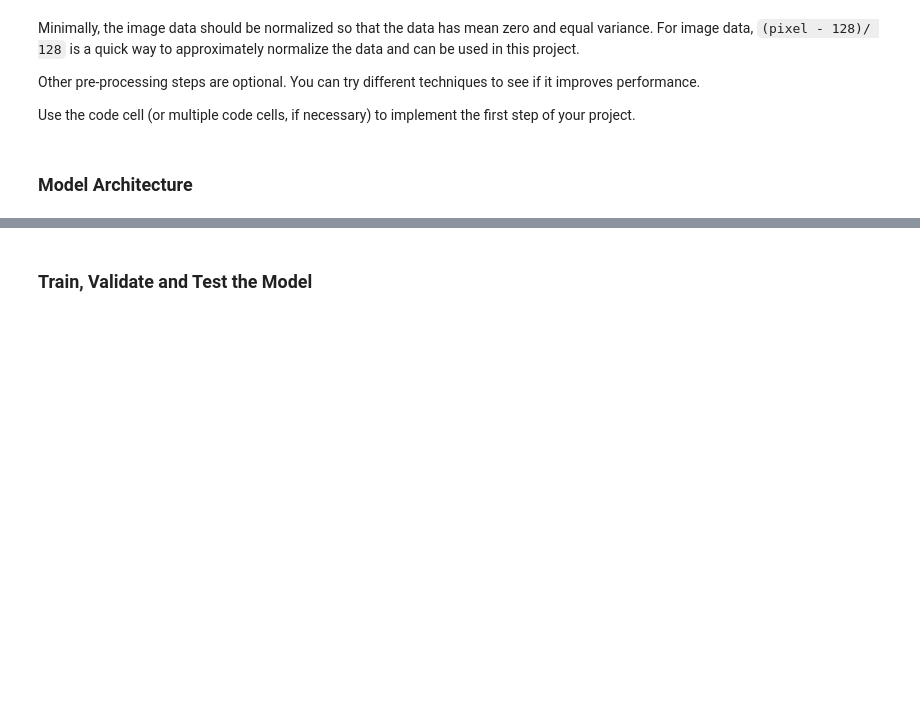
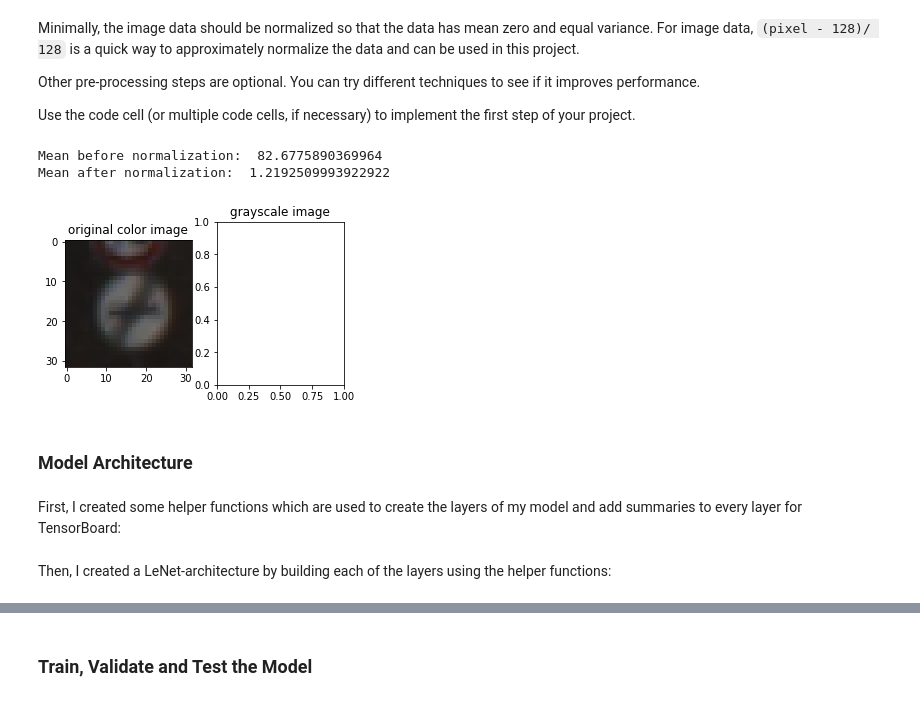
Before and after one commit to Pyrax/CarND-Traffic-Sign-Classifier-Project, a Jupyter notebook: Traffic_Sign_Classifier.ipynb, the cells around one changed output, grey strips where cells are left out. Cells and saved outputs as stored; diff of their text form; code cells hidden in the pictures; blank space fills up the shorter version.

```diff
--- a/Traffic_Sign_Classifier.ipynb
+++ b/Traffic_Sign_Classifier.ipynb
@@ -132,22 +166,44 @@ Use the code cell (or multiple code cells, if necessary) to implement the first
 # %%
 ### Preprocess the data here. It is required to normalize the data. Other preprocessing steps could include
 ### converting to grayscale, etc.
 from sklearn.utils import shuffle
+import cv2
 
 def normalize_image(image):
     return (image - 128)/128
 
-def preprocess_data(X, y):
-    X = np.array([normalize_image(image) for image in X])
+def preprocess_data(X, y, grayscale=False, normalize=True):
+    if grayscale is True:
+        X = np.array([cv2.cvtColor(image, cv2.COLOR_RGB2GRAY) for image in X])
+        X = X[:, :, :, None]
+
+    if normalize is True:
+        X = np.array([normalize_image(image) for image in X])
     return X, y
 
-# print(f'Mean before preprocessing: ', np.mean(X_train, axis=0))
-X_train, y_train = preprocess_data(X_train, y_train)
-X_valid, y_valid = preprocess_data(X_valid, y_valid)
-X_test, y_test = preprocess_data(X_test, y_test)
-# print(f'Mean after preprocessing: ', np.mean(X_train_normalized, axis=0))
+print(f'Mean before normalization: ', np.mean(np.mean(X_train)))
+X_train_norm, y_train_norm = preprocess_data(X_train, y_train)
+print(f'Mean after normalization: ', np.mean(np.mean(X_train_norm)))
+
+# Check that grayscale conversion works properly:
+gray_img, _ = preprocess_data(X_train[:1], y_train[:1], grayscale=True, normalize=False)
+
+fig = plt.figure(figsize=(5, 3))
+ax = fig.add_subplot(121)
+ax.set_title('original color image')
+ax.imshow(X_train[0])
+ax = fig.add_subplot(122)
+ax.set_title('grayscale image')
+#ax.imshow(gray_img[0], cmap='gray')
+plt.show()
+# %% [output]
+Mean before normalization:  82.6775890369964
+Mean after normalization:  1.2192509993922922
+[figure, added]
 # %% [markdown]
 ### Model Architecture
+# %% [markdown]
+First, I created some helper functions which are used to create the layers of my model and add summaries to every layer for TensorBoard:
 # %%
 import tensorflow as tf
 from tensorflow.contrib.layers import flatten
@@ -192,6 +248,8 @@ def output_layer(X, size_in, size_out, name='output'):
         tf.summary.histogram('weights', W)
         tf.summary.histogram('biases', b)
         return out
+# %% [markdown]
+Then, I created a LeNet-architecture by building each of the layers using the helper functions:
 # %%
 def LeNet_model(input, n_channels=3):
     # Layer 1: Convolutional. Input = 32x32xC. Output = 28x28x6.
```
Also changed, not shown: parts of 9 cells of this notebook.
